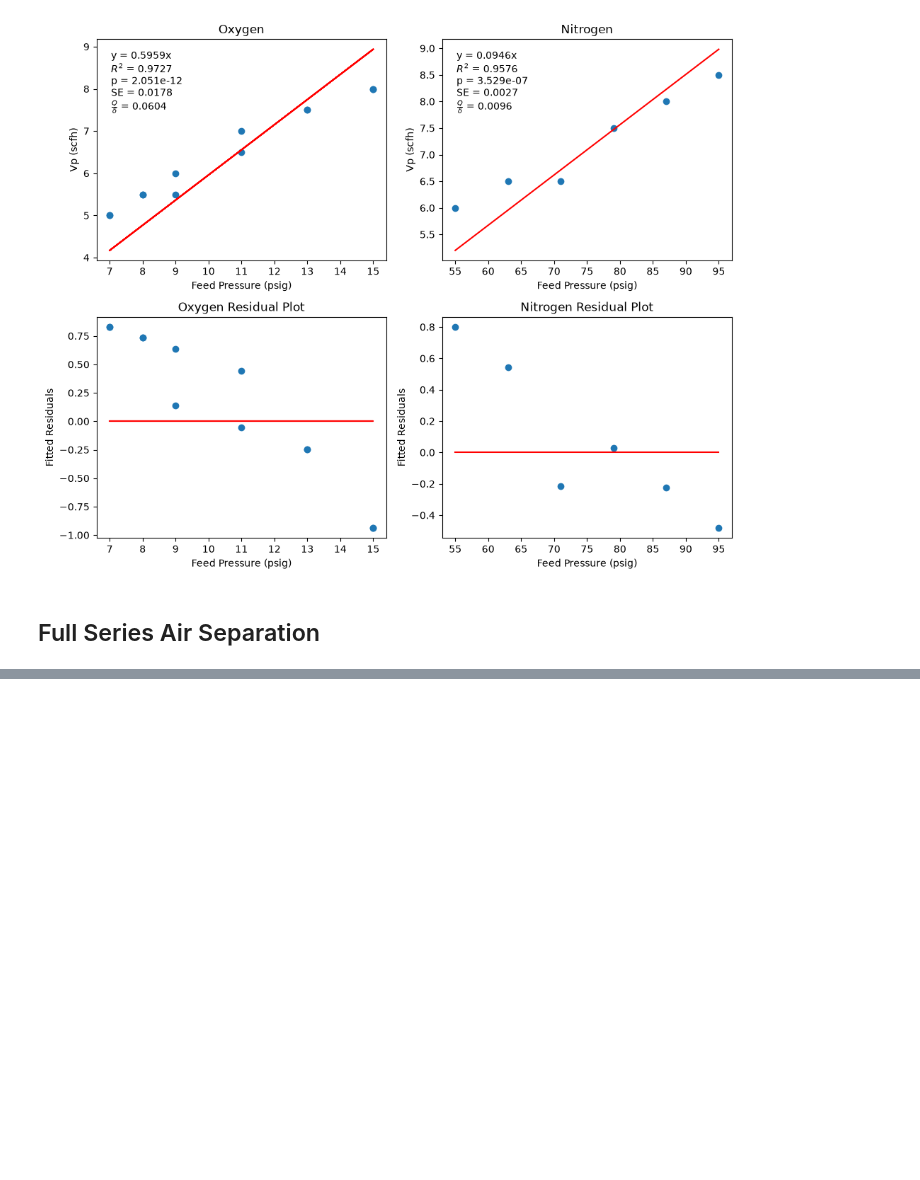
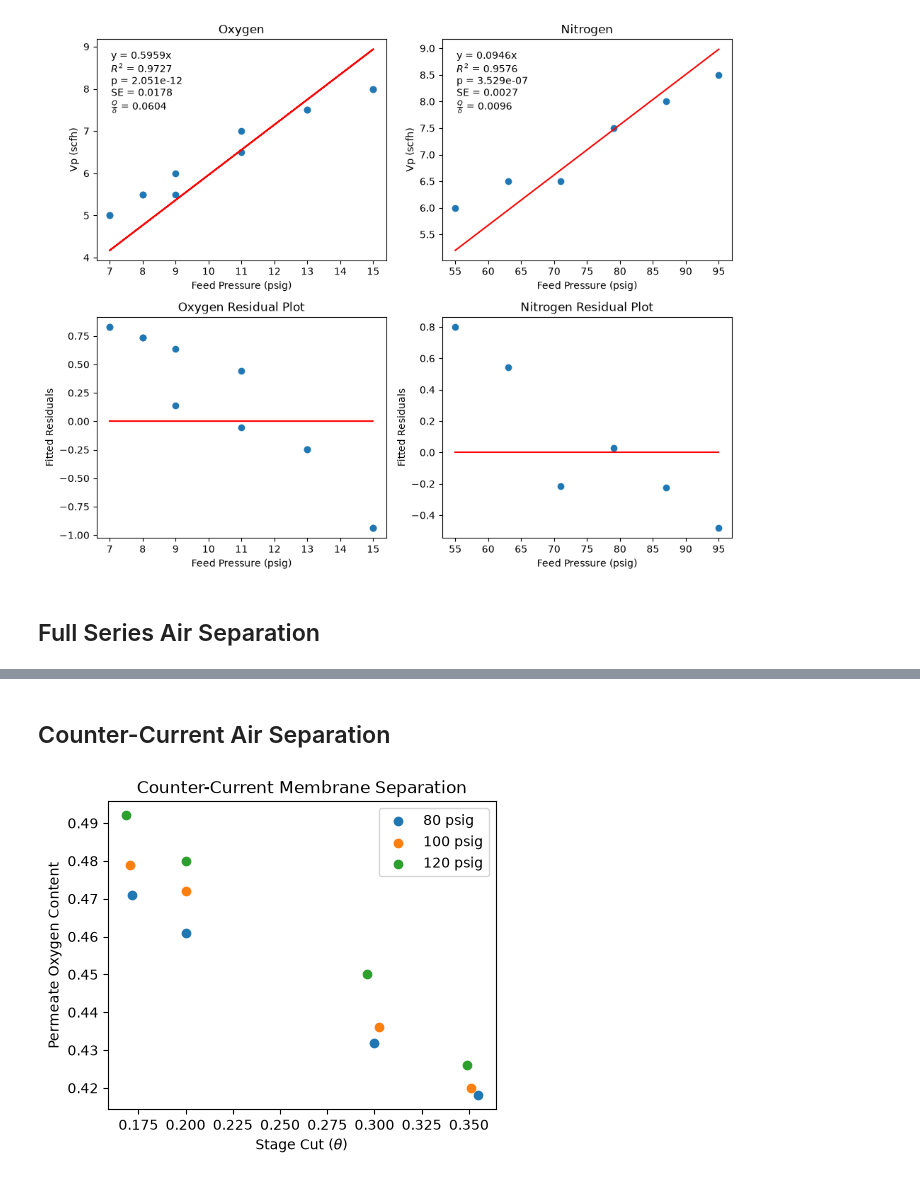
Before and after one commit to loukaab/ECHE362-membrane, a Jupyter notebook: membrane-data.ipynb, the cells around one changed output, grey strips where cells are left out. Cells and saved outputs as stored; diff of their text form; code cells hidden in the pictures; blank space fills up the shorter version.

```diff
--- a/membrane-data.ipynb
+++ b/membrane-data.ipynb
@@ -215,0 +259,27 @@ hax.legend()
+# %% [markdown]
+## Counter-Current Air Separation
+# %%
+# This is to analyze the data from the counter current air separation in series
+
+# Declare plot object
+cnfig, cnax = plt.subplots(figsize=(5, 4))
+
+# Separate counter data into individual pressure series
+cnp80 = counter[counter["Feed Pressure (psig) "] == 80]
+cnp100 = counter[counter["Feed Pressure (psig) "] == 100]
+cnp120 = counter[counter["Feed Pressure (psig) "] == 120]
+
+# Plot the data
+cnax.scatter(cnp80["Actual Stage Cut"], cnp80["Permeate O2 Composition (%)"], label="80 psig")
+cnax.scatter(cnp100["Actual Stage Cut"], cnp100["Permeate O2 Composition (%)"], label="100 psig")
+cnax.scatter(cnp120["Actual Stage Cut"], cnp120["Permeate O2 Composition (%)"], label="120 psig")
+
+# Label the chart
+cnax.set_xlabel(rf"Stage Cut ($\theta$)")
+cnax.set_ylabel("Permeate Oxygen Content")
+cnax.set_title("Counter-Current Membrane Separation")
+cnax.legend()
+
+plt.show()
+# %% [output]
+[figure, added]
```
Also changed, not shown: parts of 1 cell of this notebook, 1 other file.
